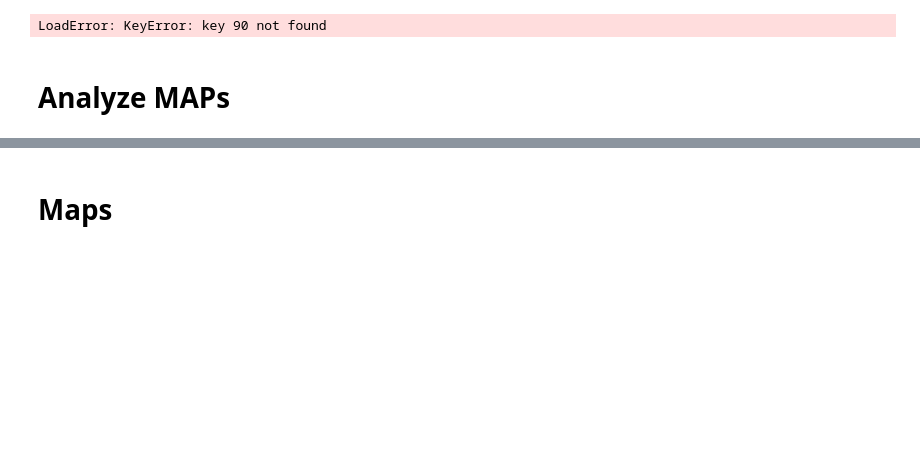
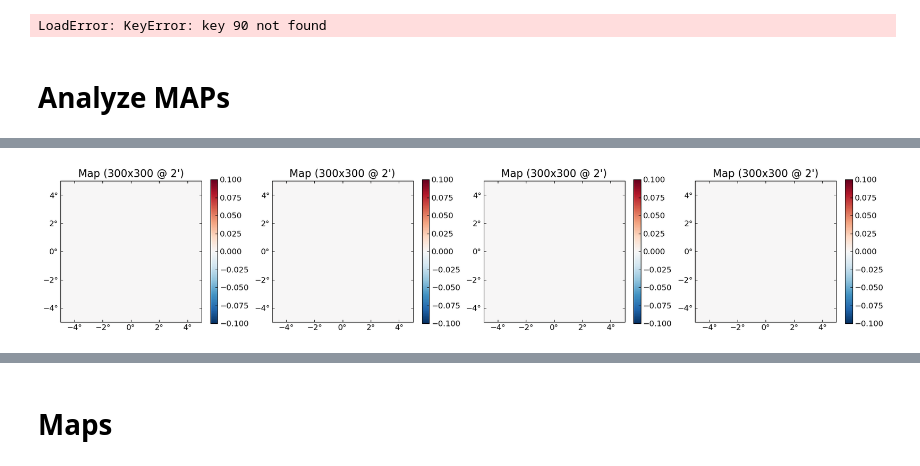
Before and after one commit to EmmanuelSchaan/SehgalRadioPolarizedSources, a Jupyter notebook: analyze_lensing.ipynb, the cells around one changed output, grey strips where cells are left out. Saved outputs shown, nothing was run; the diff lists cells and outputs as text; code cells hidden in the pictures; blank space fills up the shorter version.

```diff
--- a/analyze_lensing.ipynb
+++ b/analyze_lensing.ipynb
@@ -150,0 +140,4 @@ MAPs = CMBLensing.Chains(load(datadir("MAPs", savename((;survey,freq,ℓmax_data
+# %%
+plot([∇²] .* ([MAPs[1][:nofg,:fgcov].ϕ[!,1] MAPs[1][:corrfg,:nocov].ϕ[!,1] MAPs[1][:uncorrfg,:fgcov].ϕ[!,1] MAPs[1][:gaussfg,:fgcov].ϕ[!,1]] .- [MAPs[1][:nofg,:nocov].ϕ[!,1]]))
+# %% [output]
+[figure, added]
```
Also changed, not shown: parts of 11 cells of this notebook, 1 other file.
